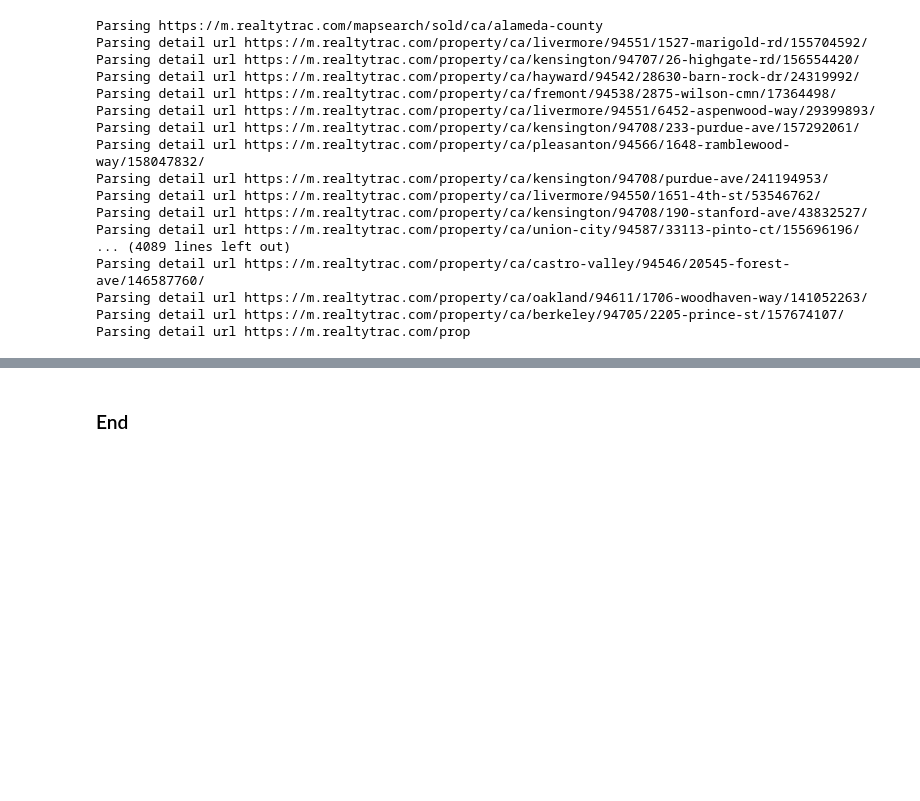
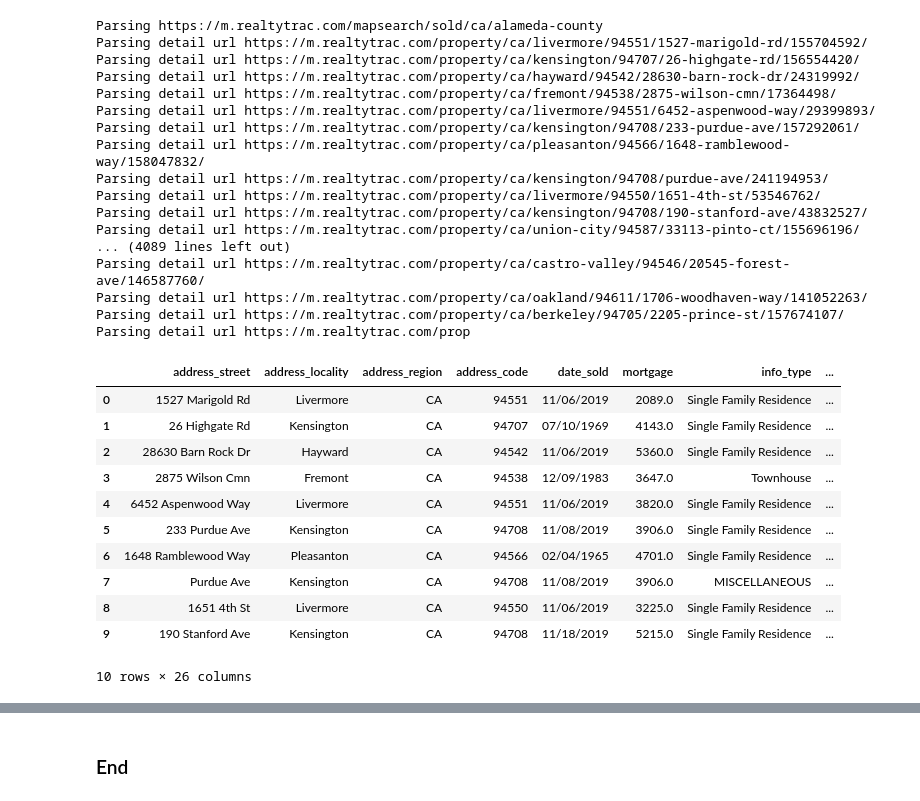
Before and after one commit to dpnam/DS-Final-Project, a Jupyter notebook: real-estate-California/HousePrice_California.ipynb, the cells around one changed output, grey strips where cells are left out. Cells and saved outputs as stored; diff of their text form; code cells hidden in the pictures; blank space fills up the shorter version.

```diff
--- a/real-estate-California/HousePrice_California.ipynb
+++ b/real-estate-California/HousePrice_California.ipynb
@@ -344,0 +475,17 @@ def preprocess(inputFile, outputFile):
+# %%
+file_csv = "data/alameda-county.csv"
+data_df =  pd.read_csv(file_csv, sep='\t')
+data_df.head(10)
+# %% [output]
+|  | address_street | address_locality | address_region | address_code | date_sold | mortgage | info_type | ... |
+| 0 | 1527 Marigold Rd | Livermore | CA | 94551 | 11/06/2019 | 2089.0 | Single Family Residence | ... |
+| 1 | 26 Highgate Rd | Kensington | CA | 94707 | 07/10/1969 | 4143.0 | Single Family Residence | ... |
+| 2 | 28630 Barn Rock Dr | Hayward | CA | 94542 | 11/06/2019 | 5360.0 | Single Family Residence | ... |
+| 3 | 2875 Wilson Cmn | Fremont | CA | 94538 | 12/09/1983 | 3647.0 | Townhouse | ... |
+| 4 | 6452 Aspenwood Way | Livermore | CA | 94551 | 11/06/2019 | 3820.0 | Single Family Residence | ... |
+| 5 | 233 Purdue Ave | Kensington | CA | 94708 | 11/08/2019 | 3906.0 | Single Family Residence | ... |
+| 6 | 1648 Ramblewood Way | Pleasanton | CA | 94566 | 02/04/1965 | 4701.0 | Single Family Residence | ... |
+| 7 | Purdue Ave | Kensington | CA | 94708 | 11/08/2019 | 3906.0 | MISCELLANEOUS | ... |
+| 8 | 1651 4th St | Livermore | CA | 94550 | 11/06/2019 | 3225.0 | Single Family Residence | ... |
+| 9 | 190 Stanford Ave | Kensington | CA | 94708 | 11/18/2019 | 5215.0 | Single Family Residence | ... |
+10 rows × 26 columns
```
Also changed, not shown: parts of 6 cells of this notebook, 4 other files.
